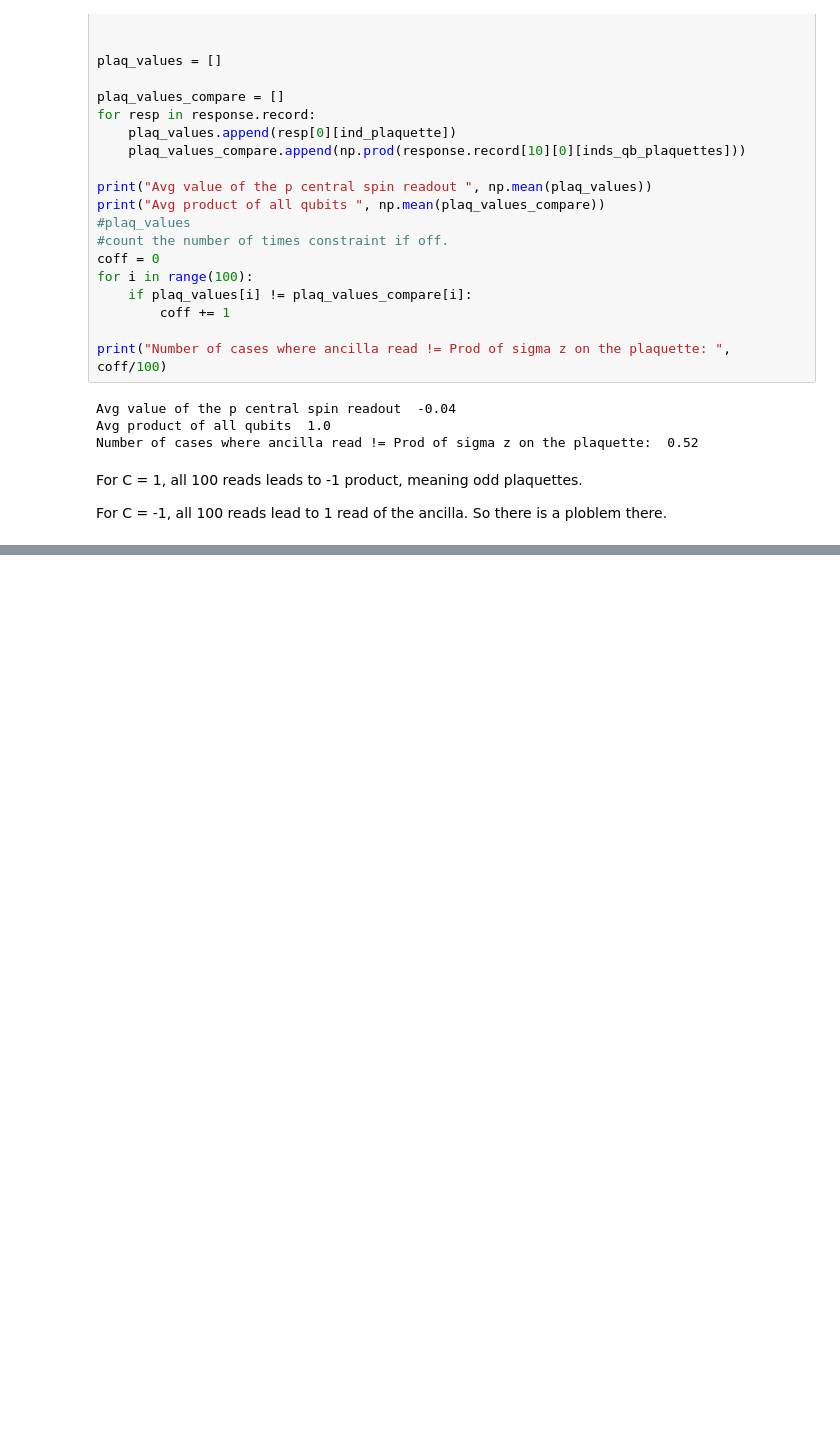
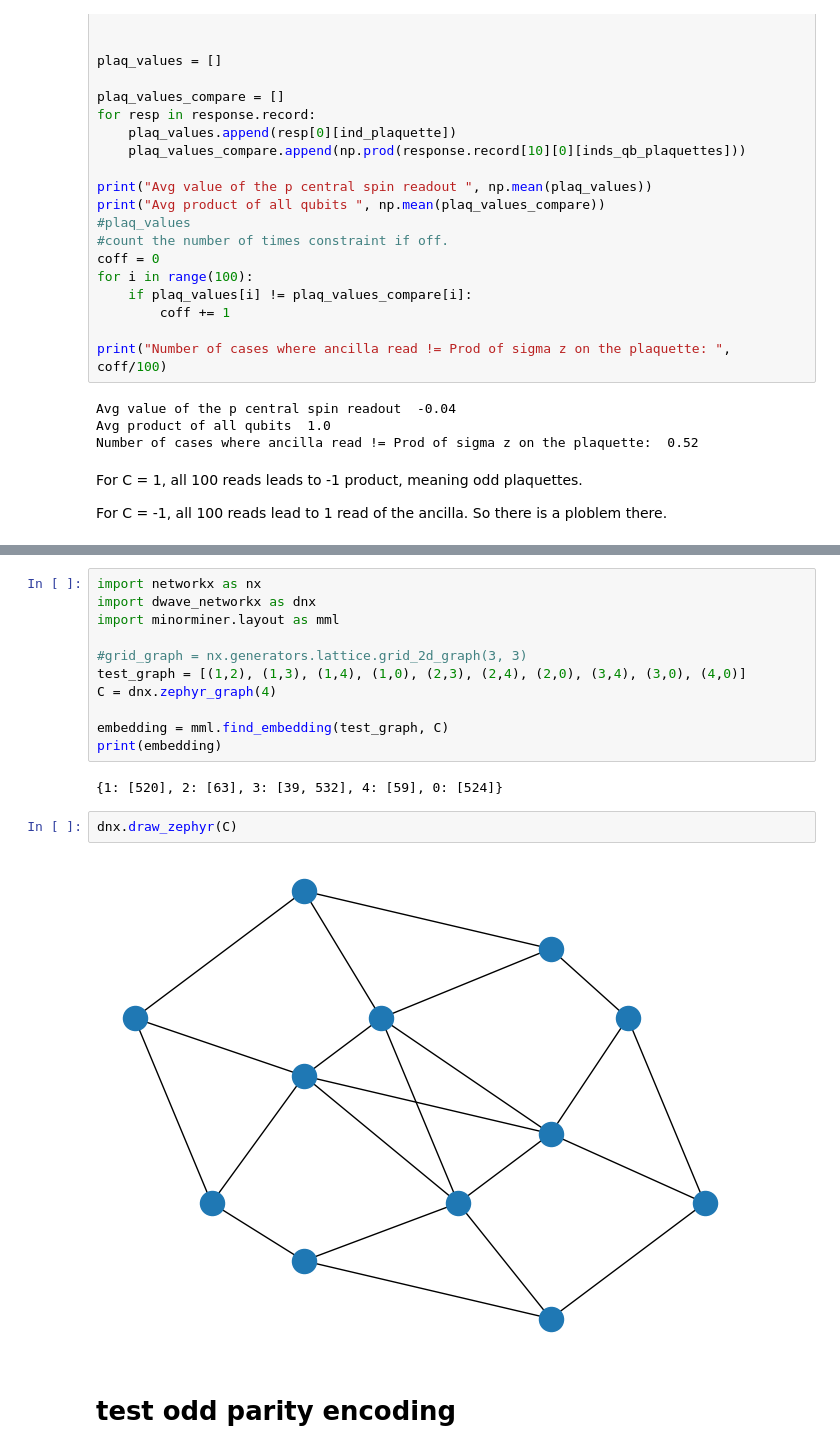
Before and after one commit to vdrouint/d-wave-other, a Jupyter notebook: zephyr-gauge-model.ipynb, the cells around one changed output, grey strips where cells are left out. Drawn from its saved outputs; the diff is of its cells as text; blank space fills up the shorter version.

```diff
--- a/zephyr-gauge-model.ipynb
+++ b/zephyr-gauge-model.ipynb
@@ -371,0 +388,19 @@ For C = -1, all 100 reads lead to 1 read of the ancilla. So there is a ploblem t
+# %%
+import networkx as nx
+import dwave_networkx as dnx
+import minorminer.layout as mml
+
+#grid_graph = nx.generators.lattice.grid_2d_graph(3, 3)
+test_graph = [(1,2), (1,3), (1,4), (1,0), (2,3), (2,4), (2,0), (3,4), (3,0), (4,0)]
+C = dnx.zephyr_graph(4)
+
+embedding = mml.find_embedding(test_graph, C)
+print(embedding)
+# %% [output]
+{1: [520], 2: [63], 3: [39, 532], 4: [59], 0: [524]}
+# %%
+dnx.draw_zephyr(C)
+# %% [output]
+[figure, added]
+# %% [markdown]
+# test odd parity encoding
```
Also changed, not shown: parts of 6 cells of this notebook.
